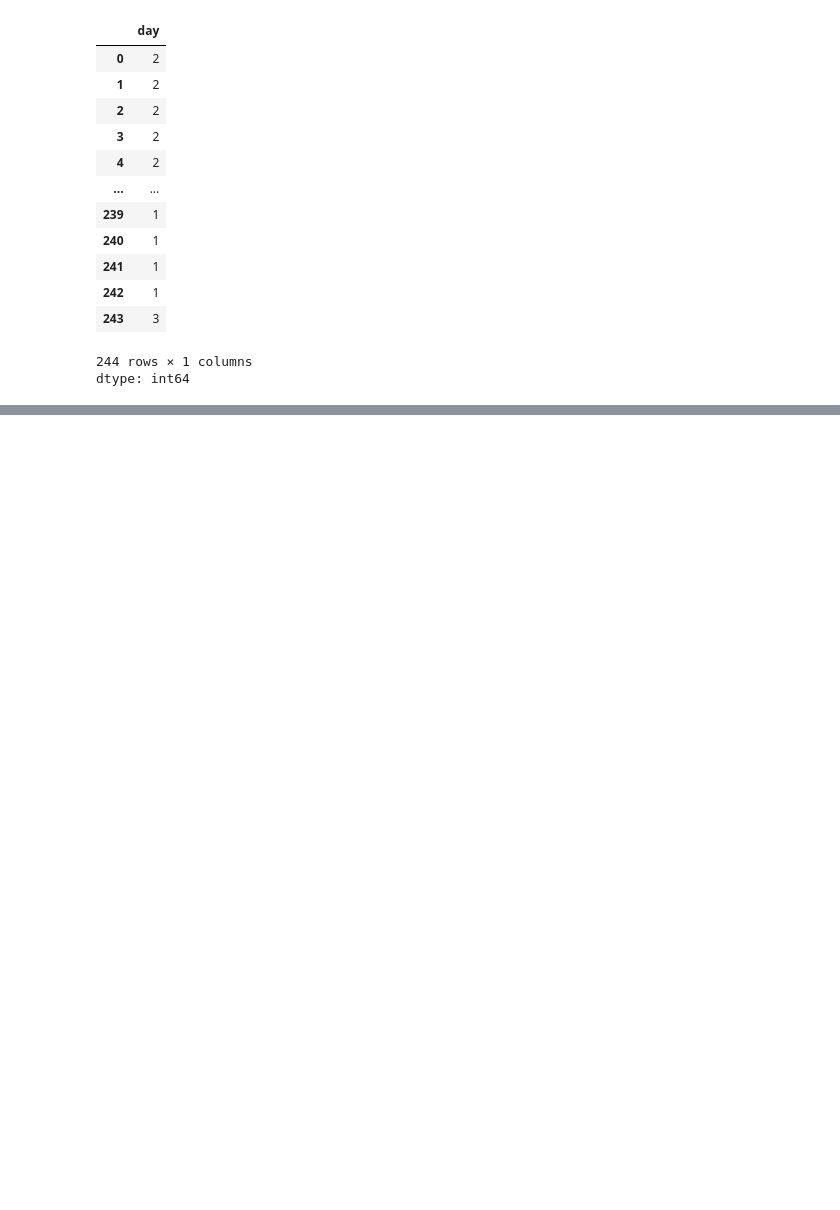
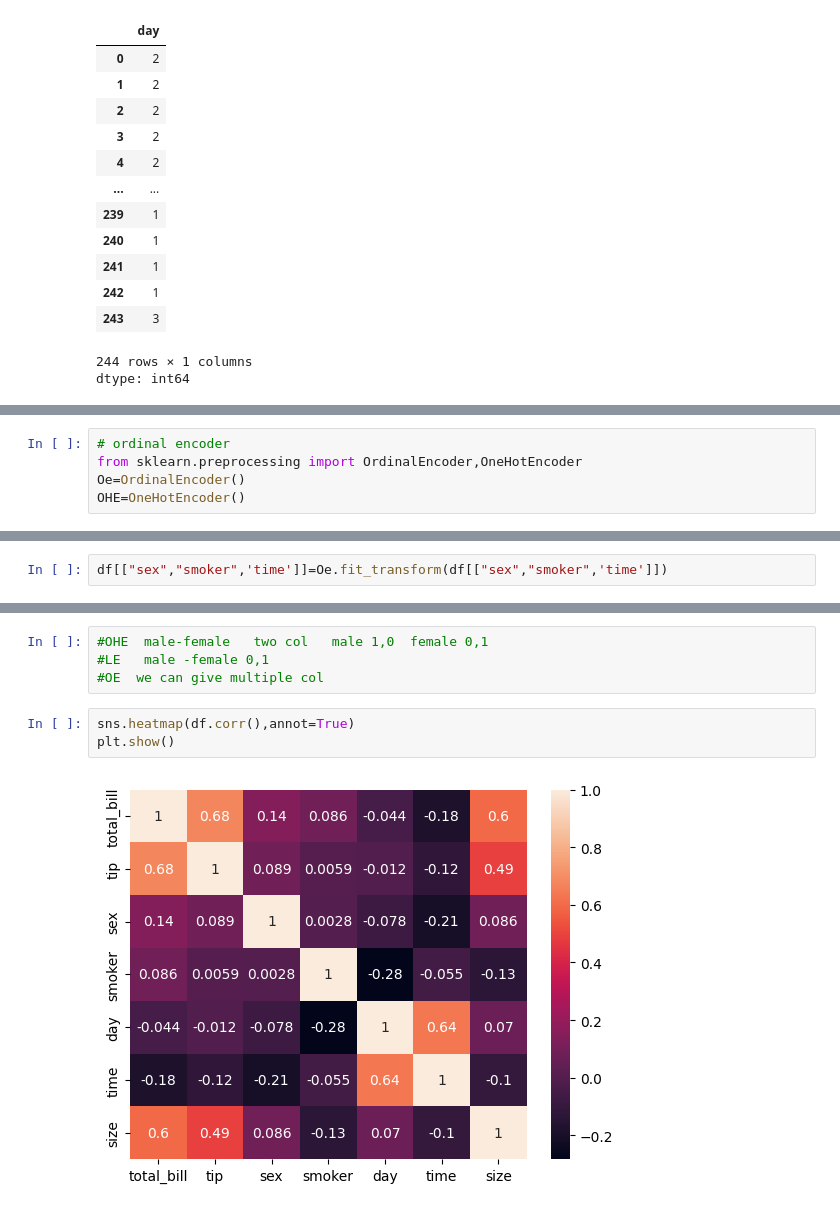
Before and after one commit to Arisha2902/AI---internship, a Jupyter notebook: visualization_encoding.ipynb, the cells around one changed output, grey strips where cells are left out. Drawn from its saved outputs; the diff is of its cells as text; blank space fills up the shorter version.

```diff
--- a/visualization_encoding.ipynb
+++ b/visualization_encoding.ipynb
@@ -137,0 +142,5 @@ dtype: int64
+# %%
+# ordinal encoder
+from sklearn.preprocessing import OrdinalEncoder,OneHotEncoder
+Oe=OrdinalEncoder()
+OHE=OneHotEncoder()
@@ -137,0 +150,2 @@ dtype: int64
+# %%
+df[["sex","smoker",'time']]=Oe.fit_transform(df[["sex","smoker",'time']])
@@ -137,0 +168,9 @@ dtype: int64
+# %%
+#OHE  male-female   two col   male 1,0  female 0,1
+#LE   male -female 0,1
+#OE  we can give multiple col
+# %%
+sns.heatmap(df.corr(),annot=True)
+plt.show()
+# %% [output]
+[figure, added]
```
Also changed, not shown: parts of 3 cells of this notebook.
